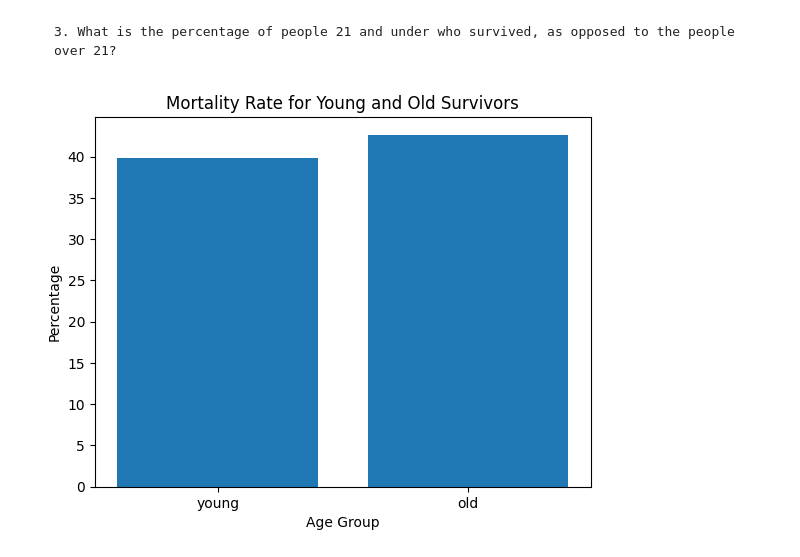
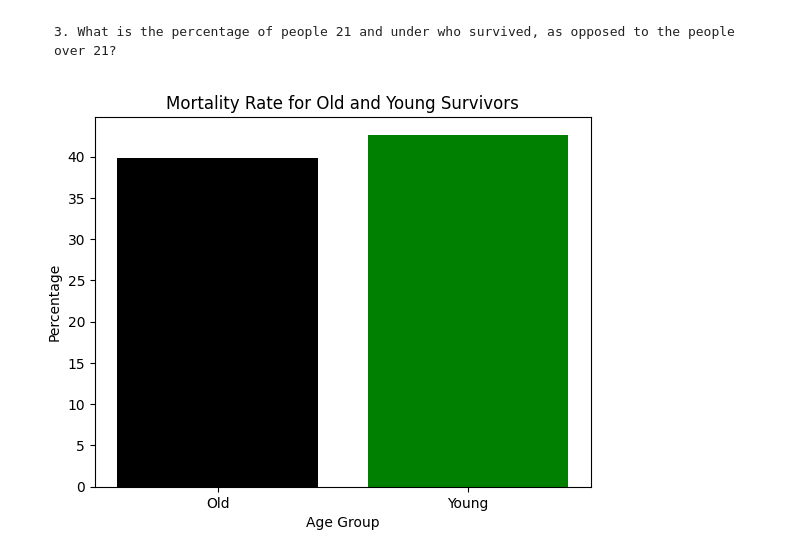
Before and after one commit to KaiSteamCenter/Unit-2-Python, a Jupyter notebook: titanicDataset.ipynb, the cells around one changed output. Drawn from its saved outputs; the diff is of its cells as text; code cells hidden in the pictures.

```diff
--- a/titanicDataset.ipynb
+++ b/titanicDataset.ipynb
@@ -80,21 +80,20 @@ The mean of the people who paid and survived was 48.4
 # %%
 import pandas as pd
 import matplotlib.pyplot as plt
 
 young = df[df['Age'] <= 21]
 old = df[df['Age'] > 21]
 
 avg_young = young['Survived'].mean() * 100
 avg_old = old['Survived'].mean() * 100
 
 labely = (avg_old, avg_young)
+labelx = 'Old', 'Young'
 
-labelx = 'young', 'old'
-
-plt.bar(labelx, labely)
+plt.bar(labelx, labely, color=colors)
 plt.xlabel('Age Group')
 plt.ylabel('Percentage')
-plt.title('Mortality Rate for Young and Old Survivors')
+plt.title('Mortality Rate for Old and Young Survivors')  # Fixed the title here.
 plt.show()
 # %% [output]
-[figure, old version]
+[figure, new version]
```
Also changed, not shown: parts of 2 cells of this notebook, 1 other file.
